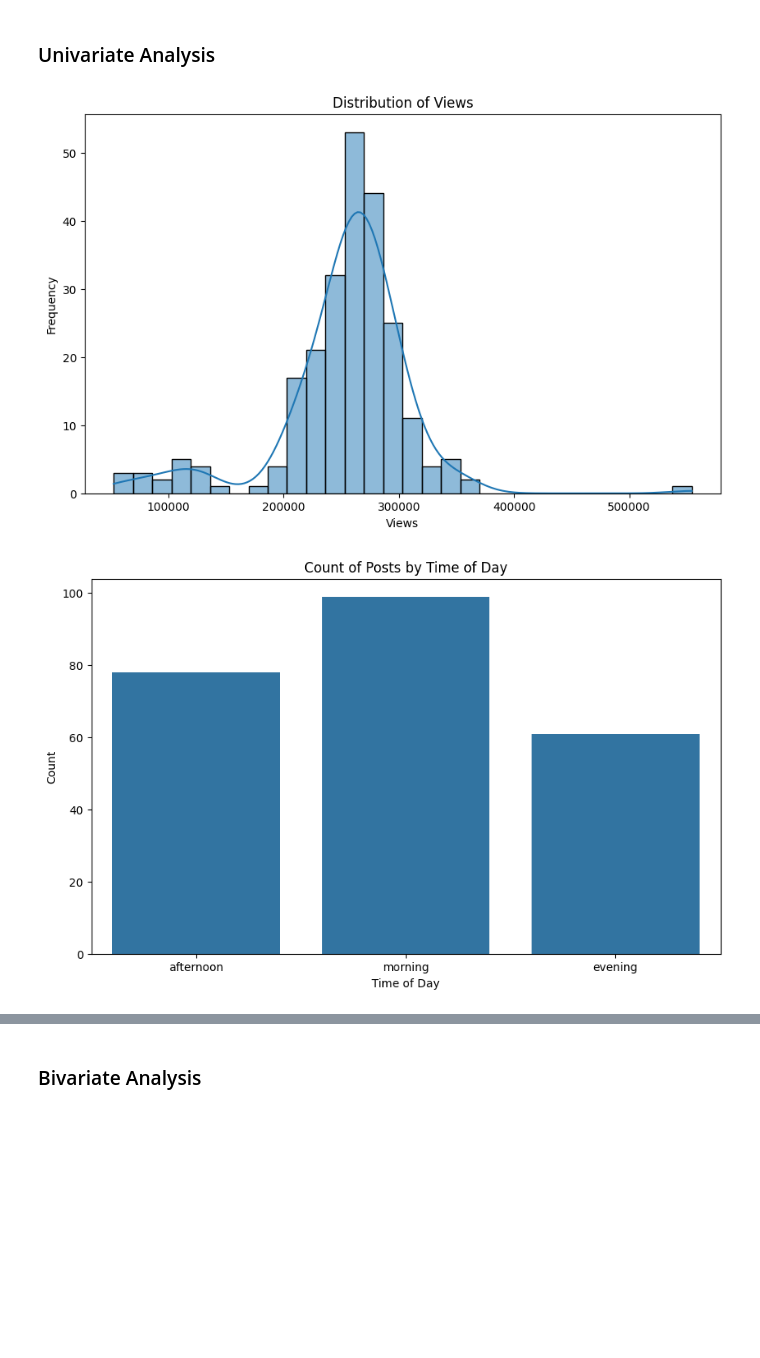
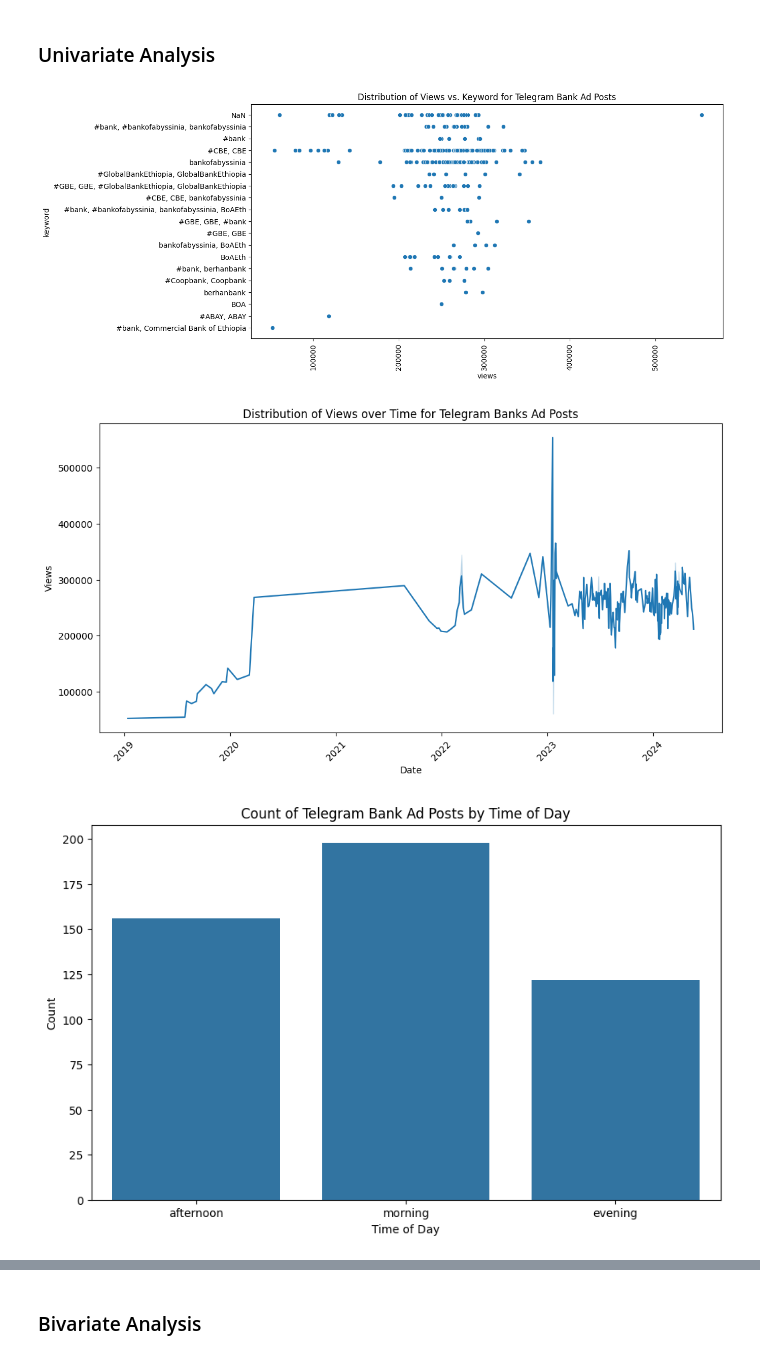
Before and after one commit to matidesalegn/Marketing-Analytics, a Jupyter notebook: notebooks/EDA.ipynb, the cells around one changed output, grey strips where cells are left out. Cells and saved outputs as stored; diff of their text form; code cells hidden in the pictures; blank space fills up the shorter version.

```diff
--- a/notebooks/EDA.ipynb
+++ b/notebooks/EDA.ipynb
@@ -39,17 +23,20 @@ Connection closed.
 db = PostgresConnection(dbname='bank', user='postgres', password='Mati@1993')
 db.connect()
 
-# Create SQL queries
-sql_query = """ SELECT * FROM public.telegram_post """
+# Create SQL queries for each table
+telegram_posts_sql_query = """ SELECT * FROM public.telegram_posts """
+google_play_reviews_sql_query = """ SELECT * FROM public.google_play_reviews """
+boa_telegram_channel_subscriber_sql_query = """ SELECT * FROM public.boa_telegram_channel_subscriber """
+google_play_downloads_sql_query = """ SELECT * FROM public.google_play_downloads """
 
-# Execute SQL query and load data into a Pandas DataFrame
-df = pd.read_sql_query(sql_query, db.conn)
+# Execute SQL queries and load data into Pandas DataFrames
+telegram_posts_df = pd.read_sql_query(telegram_posts_sql_query, db.conn)
+google_play_reviews_df = pd.read_sql_query(google_play_reviews_sql_query, db.conn)
+google_play_downloads_df = pd.read_sql_query(google_play_downloads_sql_query, db.conn)
+boa_telegram_channel_subscriber_df = pd.read_sql_query(boa_telegram_channel_subscriber_sql_query, db.conn)
 
 # Close the database connection
 db.close_connection()
-
-# Print the first few rows of the DataFrame
-print(df.head())
 # %% [output]
 Connected to PostgreSQL database!
 Connection closed.
@@ -233,20 +294,29 @@ Number of Duplicates: 0
 # %% [markdown]
 ### Univariate Analysis
 # %%
-# Plot distributions of individual variables
-plt.figure(figsize=(10, 6))
-sns.histplot(df['views'], bins=30, kde=True)
-plt.title('Distribution of Views')
-plt.xlabel('Views')
-plt.ylabel('Frequency')
+# Telegram Posts DataFrame
+plt.figure(figsize=(12, 6))
+sns.scatterplot(data=telegram_posts_df, x='views', y='keyword')
+plt.title('Distribution of Views vs. Keyword for Telegram Bank Ad Posts')
+plt.xticks(rotation=90)
+plt.show()
+
+# Plot distribution of 'views' against 'date' for telegram_posts_df
+plt.figure(figsize=(12, 6))
+sns.lineplot(data=telegram_posts_df, x='date', y='views')
+plt.title('Distribution of Views over Time for Telegram Banks Ad Posts')
+plt.xlabel('Date')
+plt.ylabel('Views')
+plt.xticks(rotation=45)
 plt.show()
 
 plt.figure(figsize=(10, 6))
-sns.countplot(x='time_of_day', data=df)
-plt.title('Count of Posts by Time of Day')
+sns.countplot(x='time_of_day', data=telegram_posts_df)
+plt.title('Count of Telegram Bank Ad Posts by Time of Day')
 plt.xlabel('Time of Day')
 plt.ylabel('Count')
 plt.show()
 # %% [output]
-[figure, old version]
+[figure, new version]
-[figure, old version]
+[figure, new version]
+[figure, added]
```
Also changed, not shown: parts of 57 cells of this notebook, 4 other files.
